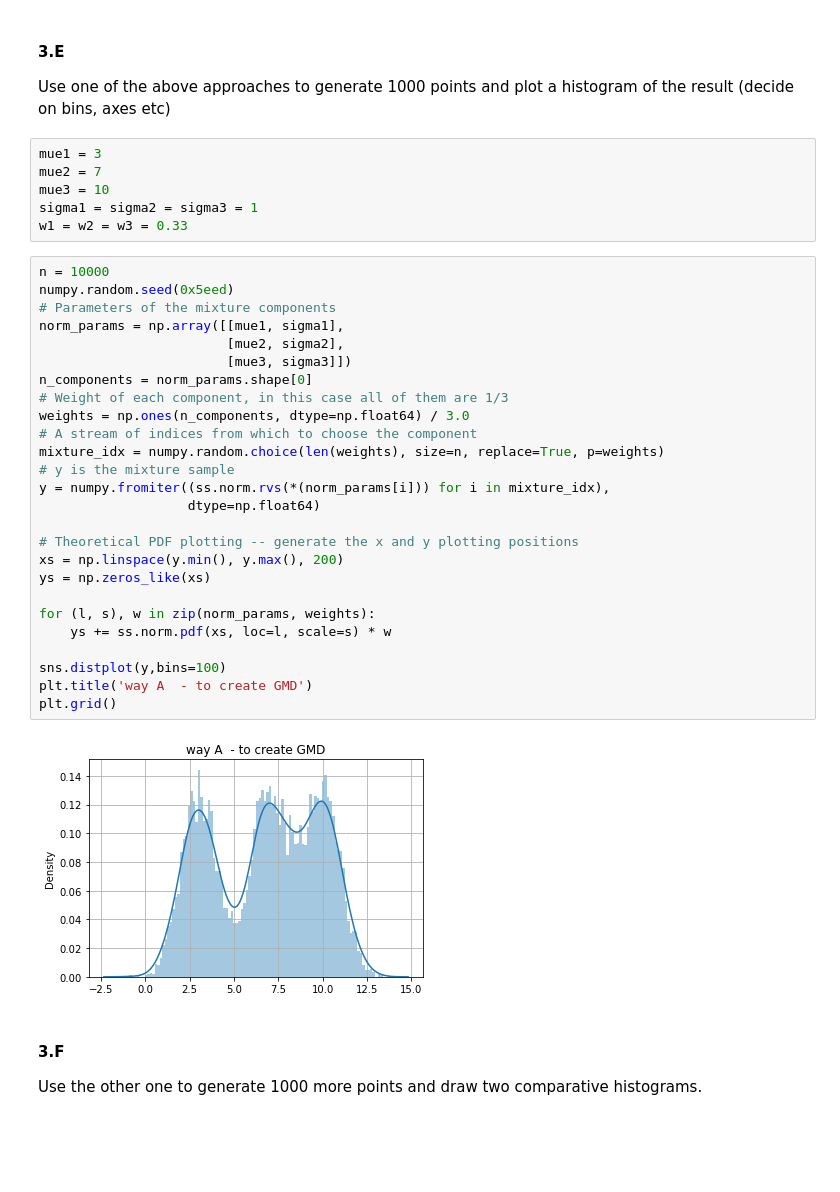
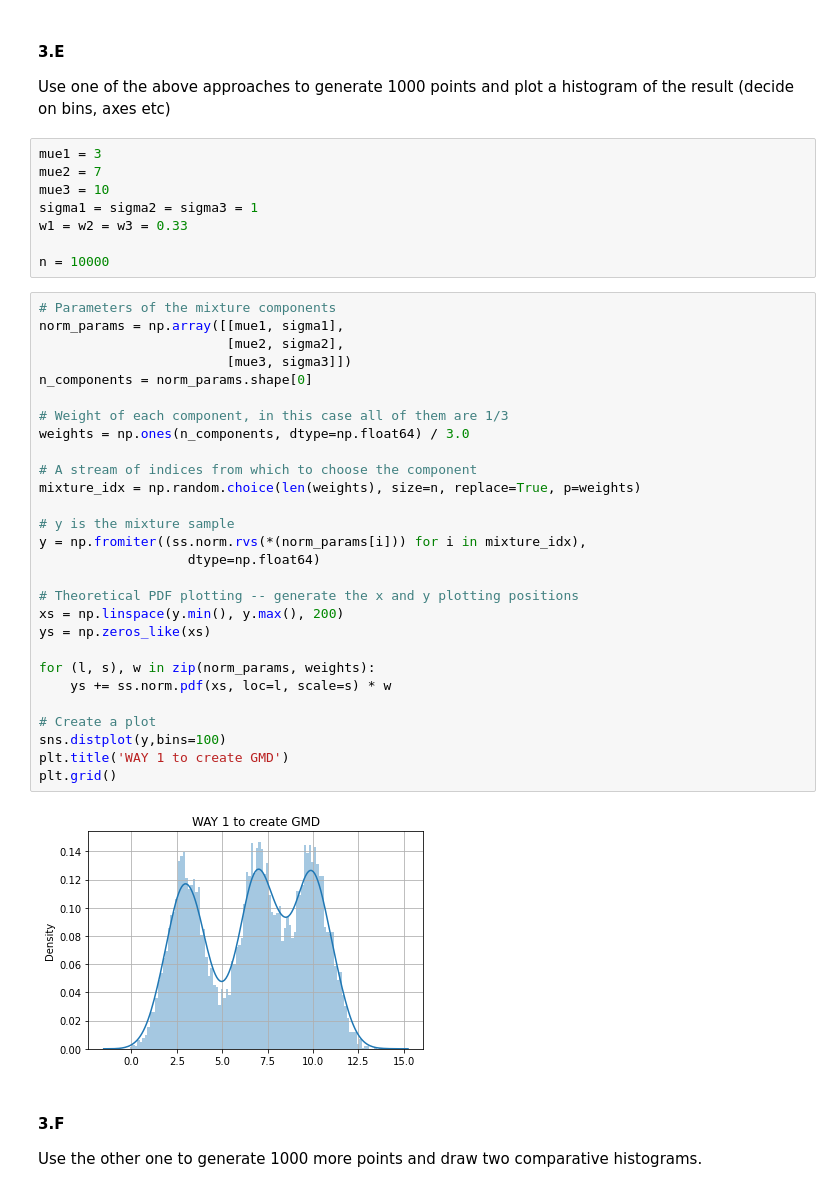
Before and after one commit to RoyR-IDC/StatisticsAndDataAnalysis, a Jupyter notebook: HW2/203972922_201312907.ipynb, the cells around one changed output. Drawn from its saved outputs; the diff is of its cells as text; blank space fills up the shorter version.

```diff
--- a/HW2/203972922_201312907.ipynb
+++ b/HW2/203972922_201312907.ipynb
@@ -440,34 +453,38 @@ mue2 = 7
 mue3 = 10
 sigma1 = sigma2 = sigma3 = 1
 w1 = w2 = w3 = 0.33
+
+n = 10000
 # %%
-n = 10000
-numpy.random.seed(0x5eed)
 # Parameters of the mixture components
 norm_params = np.array([[mue1, sigma1],
                         [mue2, sigma2],
                         [mue3, sigma3]])
 n_components = norm_params.shape[0]
+
 # Weight of each component, in this case all of them are 1/3
 weights = np.ones(n_components, dtype=np.float64) / 3.0
+
 # A stream of indices from which to choose the component
-mixture_idx = numpy.random.choice(len(weights), size=n, replace=True, p=weights)
+mixture_idx = np.random.choice(len(weights), size=n, replace=True, p=weights)
+
 # y is the mixture sample
-y = numpy.fromiter((ss.norm.rvs(*(norm_params[i])) for i in mixture_idx),
+y = np.fromiter((ss.norm.rvs(*(norm_params[i])) for i in mixture_idx),
                    dtype=np.float64)
 
 # Theoretical PDF plotting -- generate the x and y plotting positions
 xs = np.linspace(y.min(), y.max(), 200)
 ys = np.zeros_like(xs)
 
 for (l, s), w in zip(norm_params, weights):
     ys += ss.norm.pdf(xs, loc=l, scale=s) * w
 
+# Create a plot
 sns.distplot(y,bins=100)
-plt.title('way A  - to create GMD')
+plt.title('WAY 1 to create GMD')
 plt.grid()
 # %% [output]
-[figure, old version]
+[figure, new version]
 # %% [markdown]
 #### 3.F
 Use the other one to generate 1000 more points and draw two comparative histograms.
```
Also changed, not shown: parts of 52 cells of this notebook.
